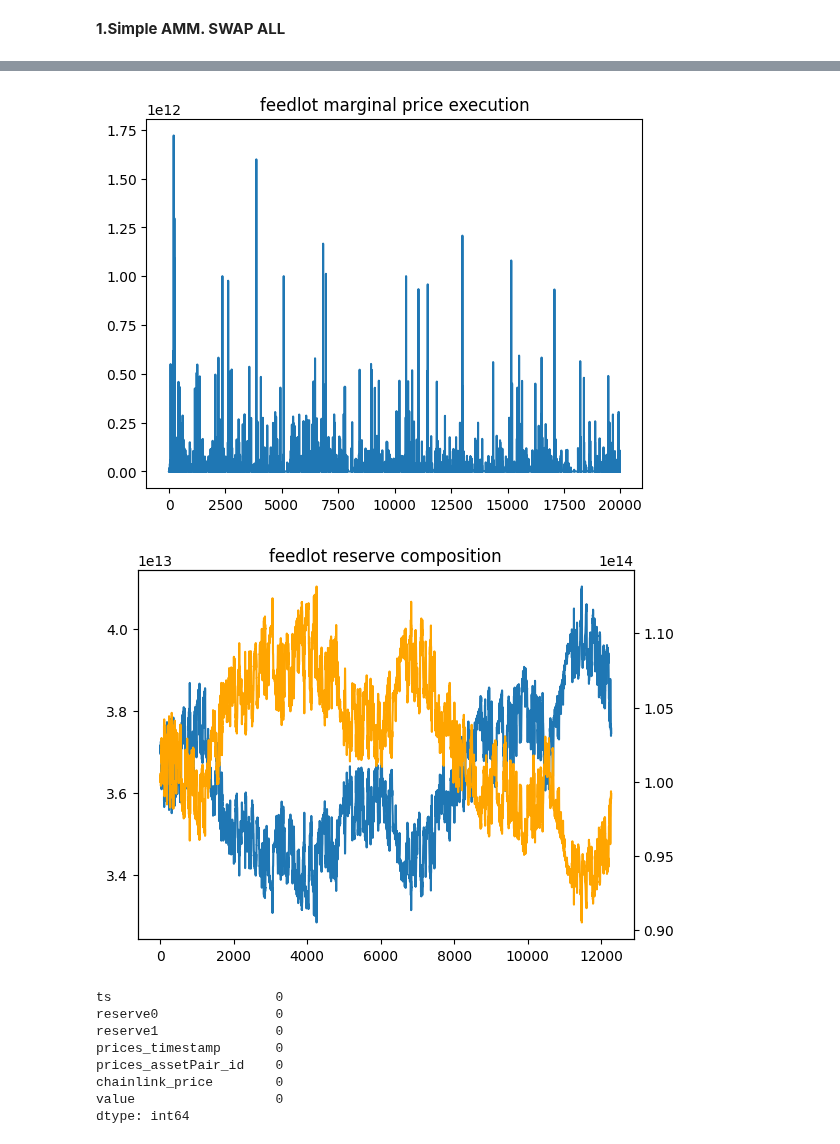
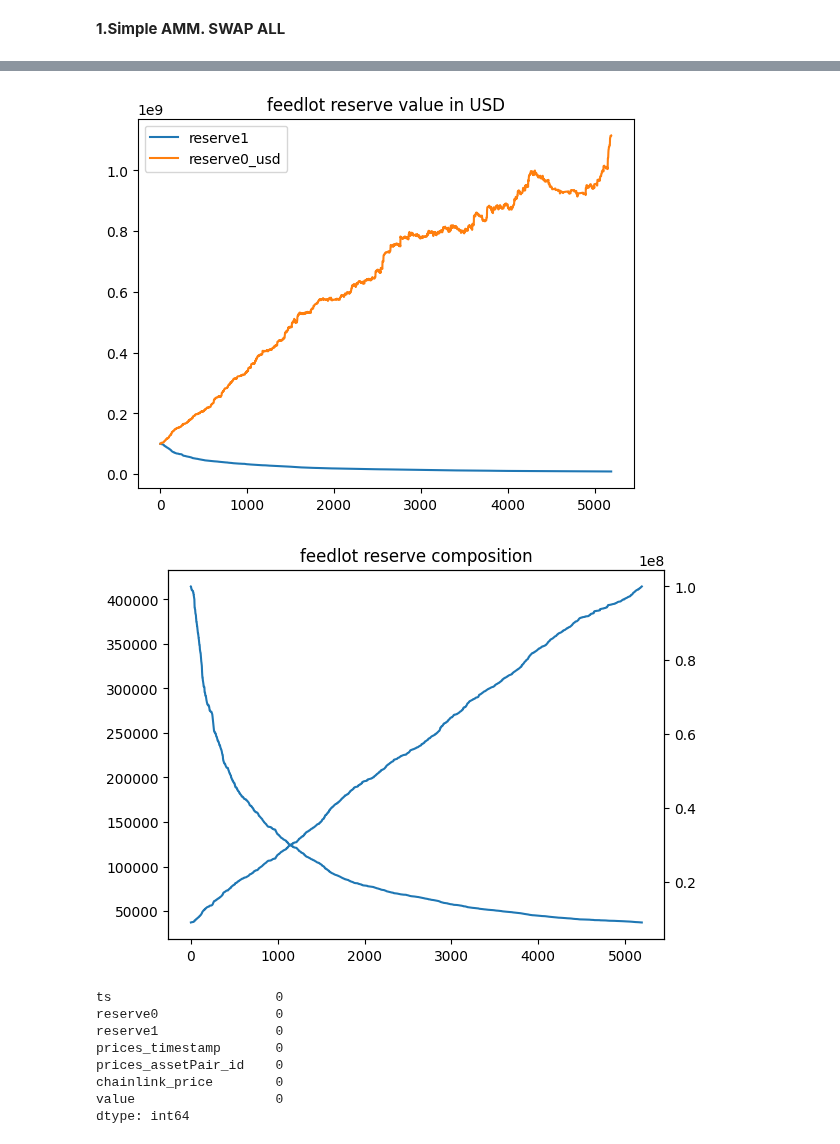
Before and after one commit to mohammed7s/Feedlot, a Jupyter notebook: sim/simulation_basic.ipynb, the cells around one changed output, grey strips where cells are left out. Drawn from its saved outputs; the diff is of its cells as text; code cells hidden in the pictures.

```diff
--- a/sim/simulation_basic.ipynb
+++ b/sim/simulation_basic.ipynb
@@ -96,5 +96,8 @@ price_s = chain_df.set_index("prices_timestamp")["prices_price"] / 1000 # small
 **get initialization price**
 # %%
 # chainlink at first_timestamp of uni trades:
-initialization_df = chain_df[chain_df["prices_timestamp"] == first_timestamp]
+initialization_df = chain_df[chain_df["prices_timestamp"] == first_timestamp_chain]
 initilizatioin_price = initialization_df.iloc[0,2]
+
+# initialize 100m USDC supply reserve amount
+USDC_reserves_USD = 100000000
@@ -166,17 +191,24 @@ prices=(results1_df["reserve1"] / results1_df["reserve0"])
+# %%
+# merge results1_df with chain_df on timestamp
+results1_merged_df = pd.merge(results1_df, chain_df, left_on='ts', right_on='prices_timestamp', how='inner')
+# %%
+results1_merged_df['reserve0_usd'] = results1_merged_df['reserve0'] * results1_merged_df['prices_price']
+# %%
+results1_merged_df['tvl'] = results1_merged_df['reserve0_usd'] + results1_merged_df['reserve1']
 # %%
-prices.plot()
-plt.title('feedlot marginal price execution')
+results1_merged_df[['reserve1', 'reserve0_usd']].plot()
+plt.title('feedlot reserve value in USD')
 plt.show();
 # %% [output]
-[figure, old version]
+[figure, new version]
 # %%
-ax0 =results1_df["reserve0"].plot()
+ax0 =results1_merged_df["reserve0"].plot()
 ax1 = ax0.twinx()
-ax1 =results1_df["reserve1"].plot(color="orange")
+ax1 =results1_merged_df["reserve1"].plot()
 plt.title('feedlot reserve composition')
 plt.show();
 # %% [output]
-[figure, old version]
+[figure, new version]
 # %%
 # merge feedlot history with chainlink price
 merged1_df = pd.merge(results1_df, chain_df, left_on='ts', right_on='prices_timestamp')
```
Also changed, not shown: parts of 23 cells of this notebook, 2 other files.
